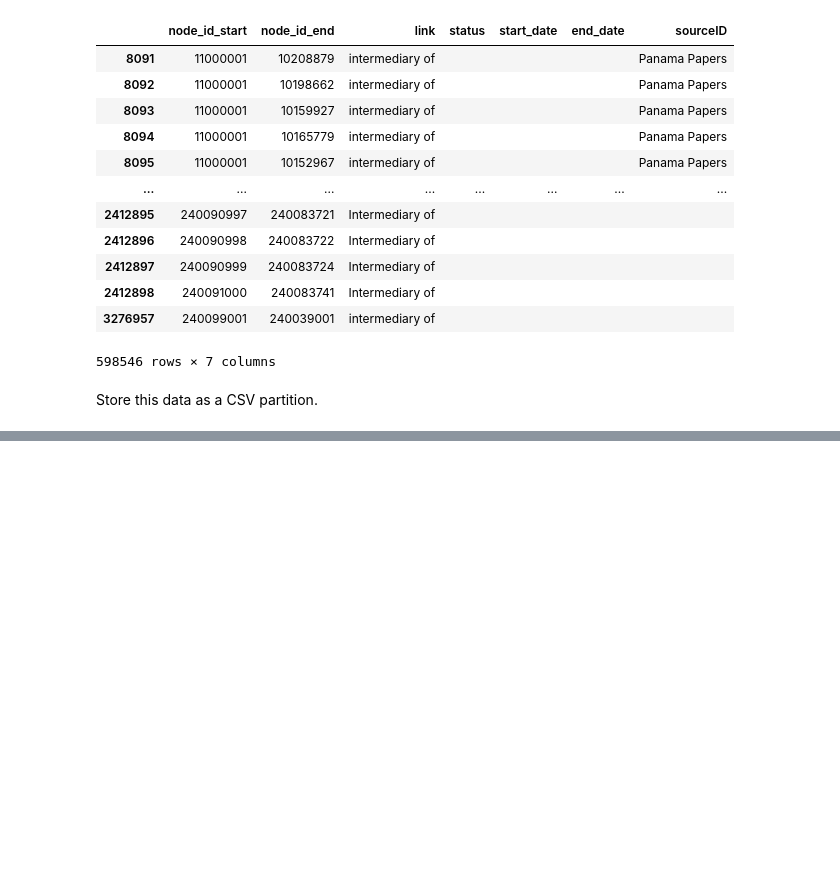
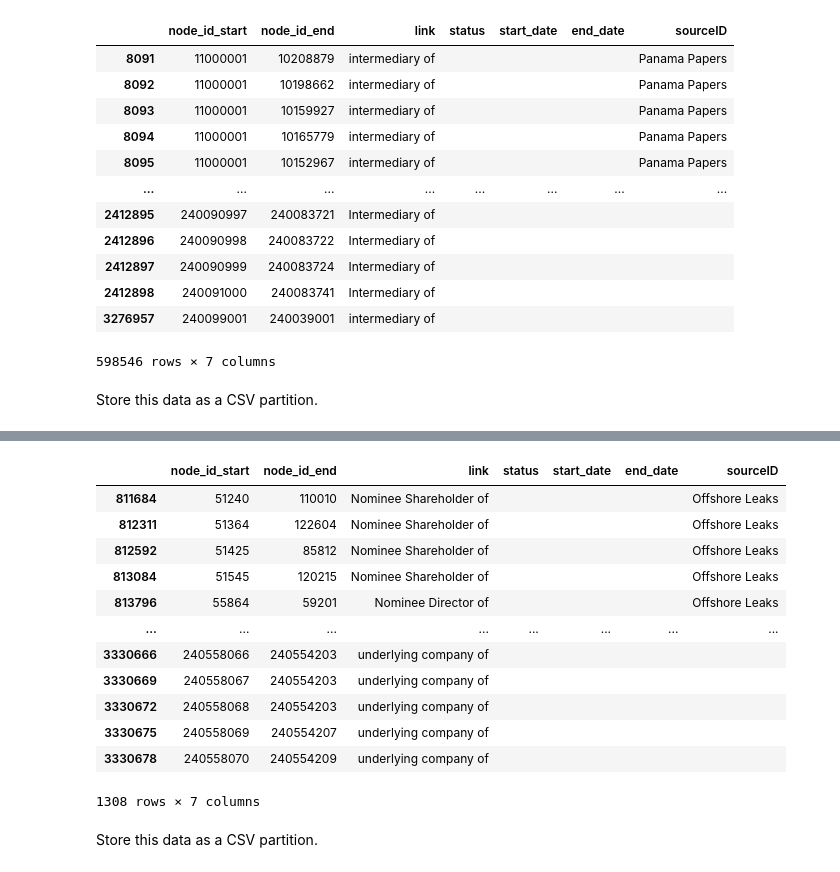
Before and after one commit to louisguitton/ERKG, a Jupyter notebook: icij/prep_data.ipynb, the cells around one changed output, grey strips where cells are left out. Cells and saved outputs as stored; diff of their text form; code cells hidden in the pictures; blank space fills up the shorter version.

```diff
--- a/icij/prep_data.ipynb
+++ b/icij/prep_data.ipynb
@@ -1022,0 +1103,32 @@ df_todo.to_csv(
+# %%
+def check_row (
+    node_id_start: int,
+    node_id_end: int,
+    rel_type: str,
+    ) -> bool:
+    return rel_type == "underlying" and node_id_start in id_ents and node_id_end in id_ents
+
+
+df["todo"] = df.apply(lambda x: check_row(x["node_id_start"], x["node_id_end"], x["rel_type"]), axis = 1)
+df_todo: pd.DataFrame = df[df.todo]
+
+del df_todo["rel_type"]
+del df_todo["todo"]
+
+df_todo
+# %% [output]
+|  | node_id_start | node_id_end | link | status | start_date | end_date | sourceID |
+| 811684 | 51240 | 110010 | Nominee Shareholder of |  |  |  | Offshore Leaks |
+| 812311 | 51364 | 122604 | Nominee Shareholder of |  |  |  | Offshore Leaks |
+| 812592 | 51425 | 85812 | Nominee Shareholder of |  |  |  | Offshore Leaks |
+| 813084 | 51545 | 120215 | Nominee Shareholder of |  |  |  | Offshore Leaks |
+| 813796 | 55864 | 59201 | Nominee Director of |  |  |  | Offshore Leaks |
+| ... | ... | ... | ... | ... | ... | ... | ... |
+| 3330666 | 240558066 | 240554203 | underlying company of |  |  |  |  |
+| 3330669 | 240558067 | 240554203 | underlying company of |  |  |  |  |
+| 3330672 | 240558068 | 240554203 | underlying company of |  |  |  |  |
+| 3330675 | 240558069 | 240554207 | underlying company of |  |  |  |  |
+| 3330678 | 240558070 | 240554209 | underlying company of |  |  |  |  |
+1308 rows × 7 columns
+# %% [markdown]
+Store this data as a CSV partition.
```
Also changed, not shown: parts of 24 cells of this notebook, 1 other file.
